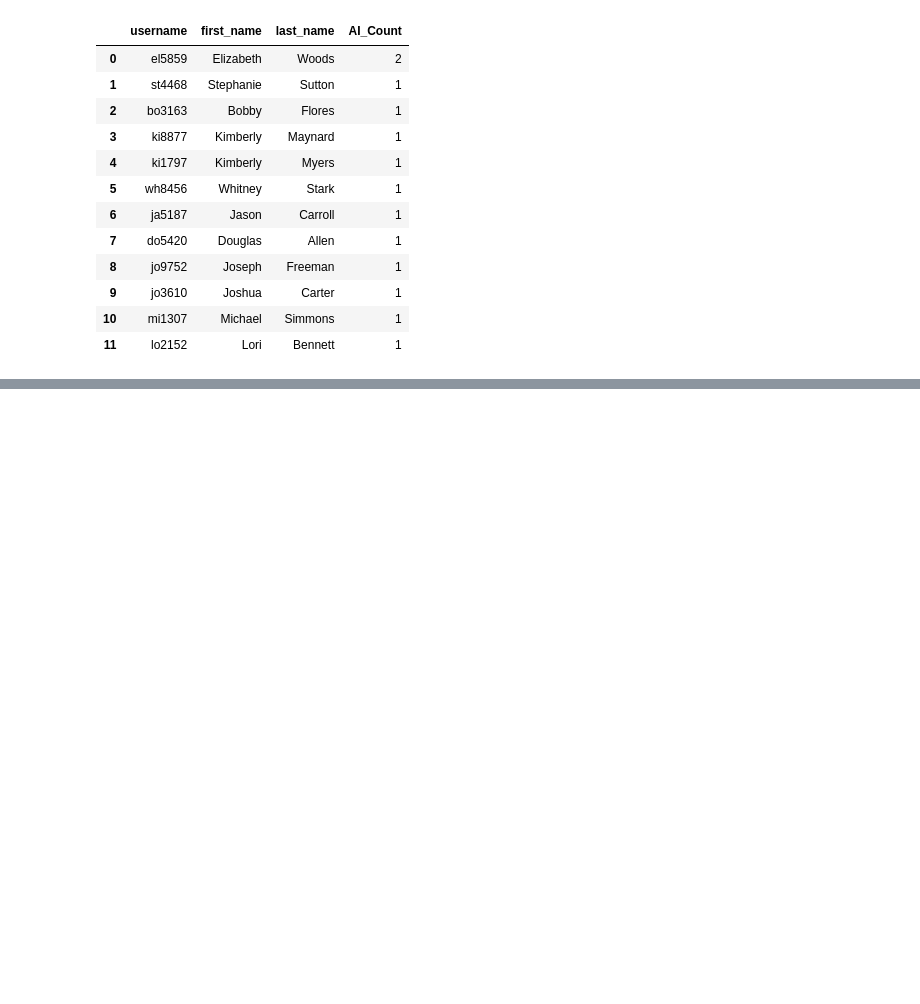
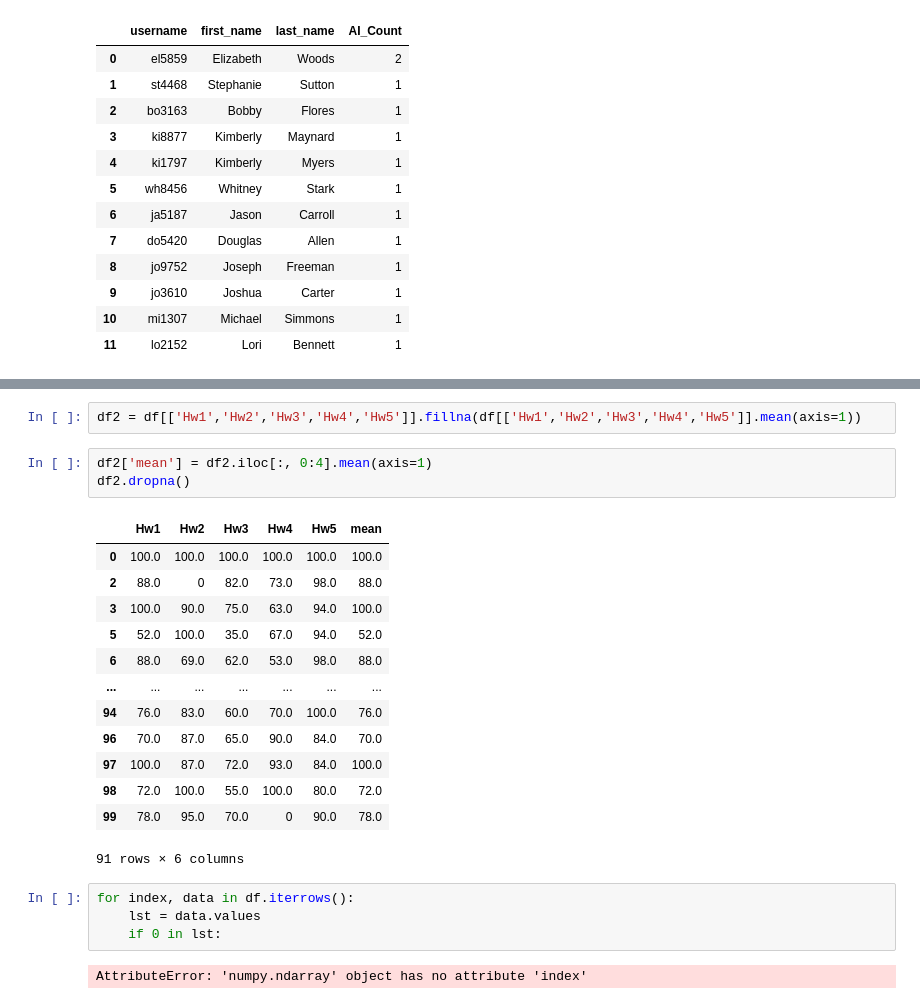
Before and after one commit to ShubhamMisar-12/Python-Code-Archive-2, a Jupyter notebook: Untitled1.ipynb, the cells around one changed output, grey strips where cells are left out. Cells and saved outputs as stored; diff of their text form; blank space fills up the shorter version.

```diff
--- a/Untitled1.ipynb
+++ b/Untitled1.ipynb
@@ -340,0 +409,25 @@ pd6[['username','first_name','last_name','AI_Count']].reset_index(drop = True)
+# %%
+df2 = df[['Hw1','Hw2','Hw3','Hw4','Hw5']].fillna(df[['Hw1','Hw2','Hw3','Hw4','Hw5']].mean(axis=1))
+# %%
+df2['mean'] = df2.iloc[:, 0:4].mean(axis=1)
+df2.dropna()
+# %% [output]
+|  | Hw1 | Hw2 | Hw3 | Hw4 | Hw5 | mean |
+| 0 | 100.0 | 100.0 | 100.0 | 100.0 | 100.0 | 100.0 |
+| 2 | 88.0 | 0 | 82.0 | 73.0 | 98.0 | 88.0 |
+| 3 | 100.0 | 90.0 | 75.0 | 63.0 | 94.0 | 100.0 |
+| 5 | 52.0 | 100.0 | 35.0 | 67.0 | 94.0 | 52.0 |
+| 6 | 88.0 | 69.0 | 62.0 | 53.0 | 98.0 | 88.0 |
+| ... | ... | ... | ... | ... | ... | ... |
+| 94 | 76.0 | 83.0 | 60.0 | 70.0 | 100.0 | 76.0 |
+| 96 | 70.0 | 87.0 | 65.0 | 90.0 | 84.0 | 70.0 |
+| 97 | 100.0 | 87.0 | 72.0 | 93.0 | 84.0 | 100.0 |
+| 98 | 72.0 | 100.0 | 55.0 | 100.0 | 80.0 | 72.0 |
+| 99 | 78.0 | 95.0 | 70.0 | 0 | 90.0 | 78.0 |
+91 rows × 6 columns
+# %%
+for index, data in df.iterrows():
+    lst = data.values
+    if 0 in lst:
+# %% [output]
+AttributeError: 'numpy.ndarray' object has no attribute 'index'
```
Also changed, not shown: parts of 6 cells of this notebook, 2 other files.
